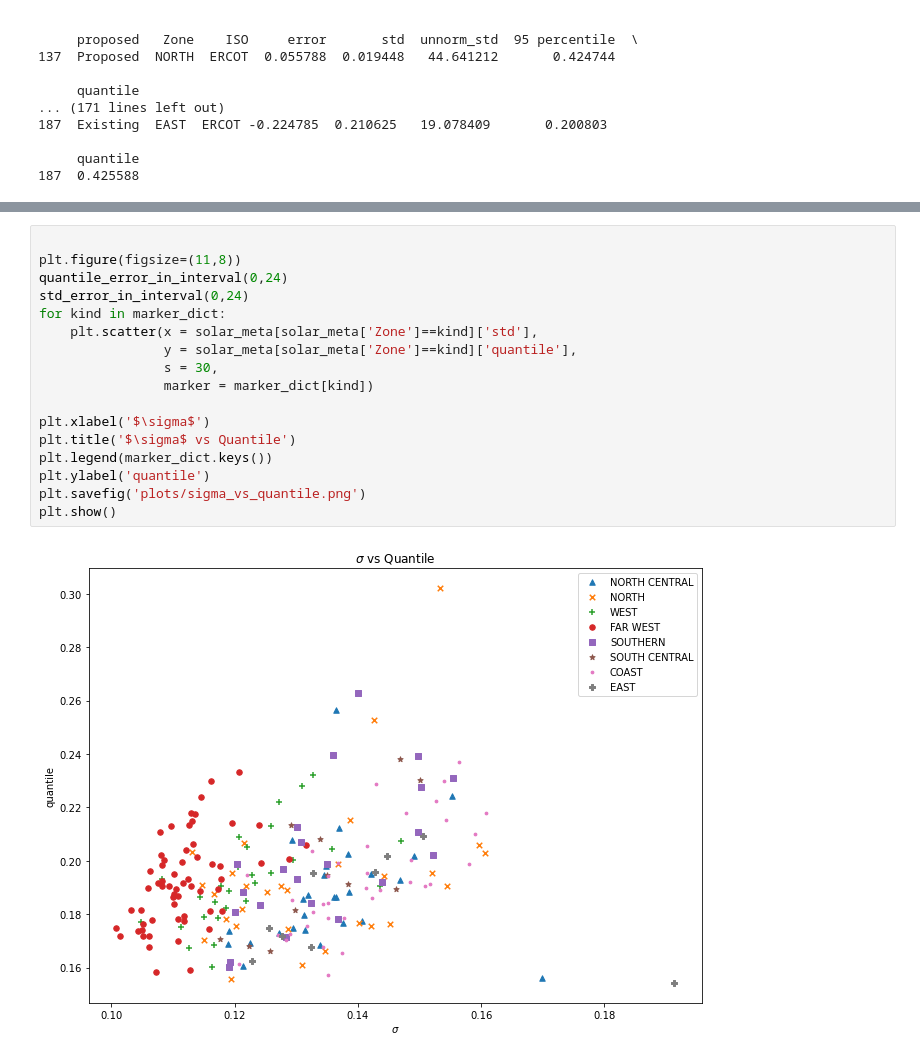
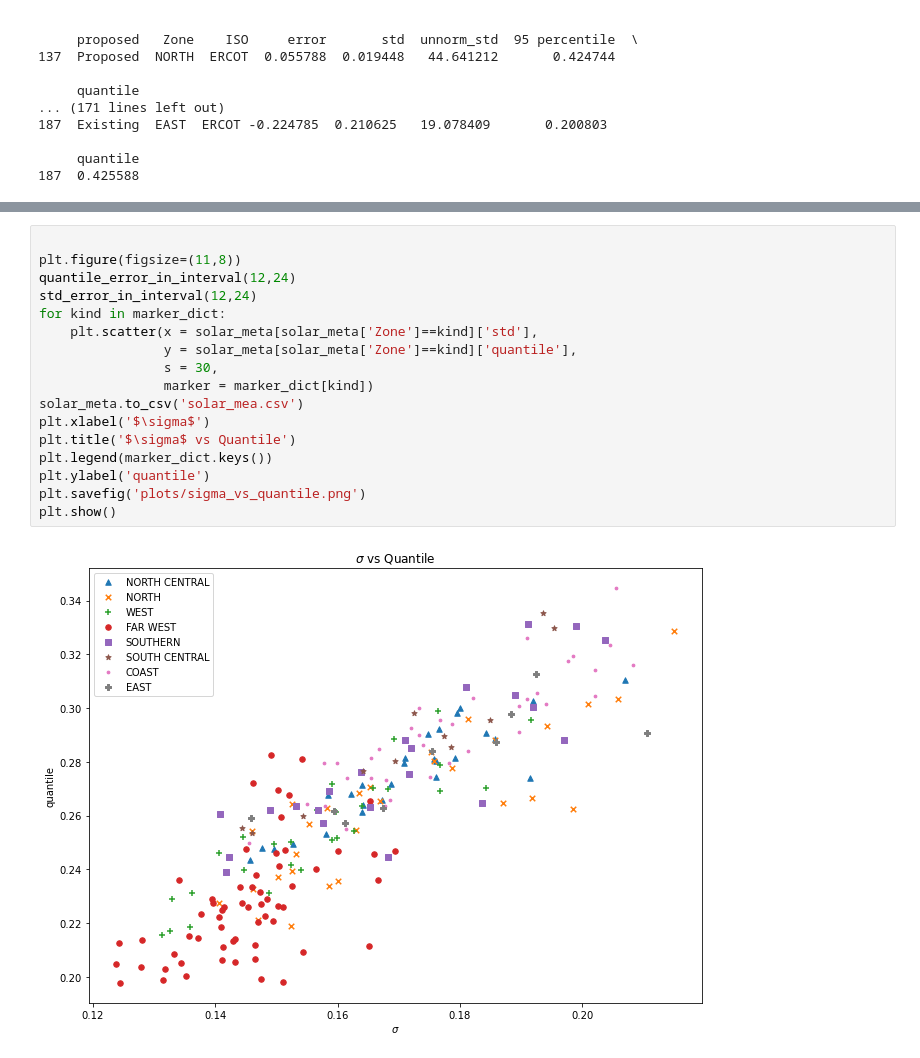
Before and after one commit to Sir-Teo/solar, a Jupyter notebook: solar.ipynb, the cells around one changed output, grey strips where cells are left out. Saved outputs shown, nothing was run; the diff lists cells and outputs as text.

```diff
--- a/solar.ipynb
+++ b/solar.ipynb
@@ -440,19 +444,19 @@ dtype: int64
 # %%
 
 plt.figure(figsize=(11,8))
-quantile_error_in_interval(0,24)
-std_error_in_interval(0,24)
+quantile_error_in_interval(12,24)
+std_error_in_interval(12,24)
 for kind in marker_dict:
     plt.scatter(x = solar_meta[solar_meta['Zone']==kind]['std'],
                 y = solar_meta[solar_meta['Zone']==kind]['quantile'],
                 s = 30,
                 marker = marker_dict[kind])
-
+solar_meta.to_csv('solar_mea.csv')
 plt.xlabel('$\sigma$')
 plt.title('$\sigma$ vs Quantile')
 plt.legend(marker_dict.keys())
 plt.ylabel('quantile')
 plt.savefig('plots/sigma_vs_quantile.png')
 plt.show()
 # %% [output]
-[figure, old version]
+[figure, new version]
```
Also changed, not shown: parts of 4 cells of this notebook, 4 other files.
